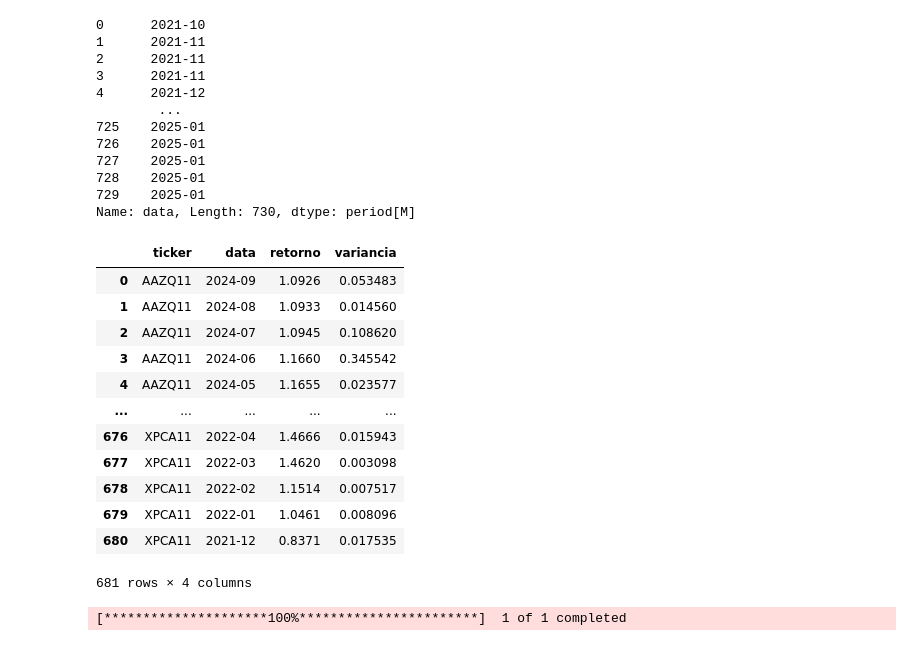
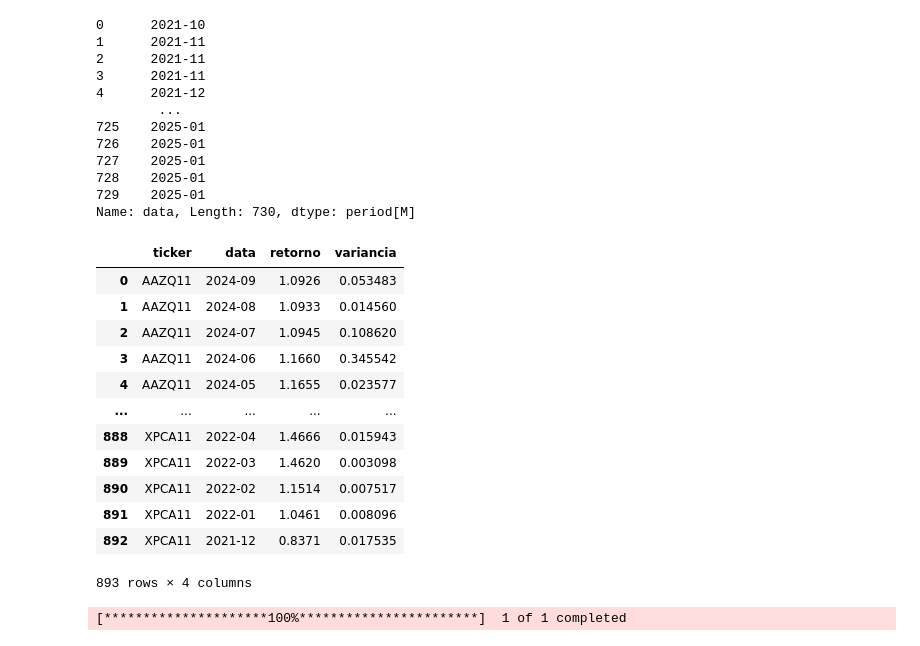
Before and after one commit to ErikMaia/tcc, a Jupyter notebook: src/analisys.ipynb, the cells around one changed output. Drawn from its saved outputs; the diff is of its cells as text; code cells hidden in the pictures.

```diff
--- a/src/analisys.ipynb
+++ b/src/analisys.ipynb
@@ -201,6 +201,7 @@ rotulo = pd.DataFrame()
 # mensal['Data da Informação sobre detalhamento do número de cotistas¹']
 mensal['Data'] = pd.to_datetime(mensal['Data da Informação sobre detalhamento do número de cotistas¹'],dayfirst=True,errors='coerce')
 mensal.drop(columns=['Data da Informação sobre detalhamento do número de cotistas¹'])
-mensal['Ano_Quarter'] = mensal['Data'].dt.year.astype(str) + '-' + mensal['Data'].dt.quarter.astype(str)
+mensal['Ano_Quarter'] = mensal['Data'].dt.strftime('%Y') + '-' + mensal['Data'].dt.quarter.astype(str)
+mensal['Ano_Quarter'] = mensal['Ano_Quarter'].str[:-2]
 mensal['Ano_Quarter']
 # %% [output]
@@ -296,22 +312,22 @@ var['data']
 729    2025-01
 Name: data, Length: 730, dtype: period[M]
 # %%
-rotulo = pd.merge(rotulo,var,on=['ticker','data'])
+rotulo = pd.merge(rotulo,var,'left',on=['ticker','data'])
 rotulo
 # %% [output]
 |  | ticker | data | retorno | variancia |
 | 0 | AAZQ11 | 2024-09 | 1.0926 | 0.053483 |
 | 1 | AAZQ11 | 2024-08 | 1.0933 | 0.014560 |
 | 2 | AAZQ11 | 2024-07 | 1.0945 | 0.108620 |
 | 3 | AAZQ11 | 2024-06 | 1.1660 | 0.345542 |
 | 4 | AAZQ11 | 2024-05 | 1.1655 | 0.023577 |
 | ... | ... | ... | ... | ... |
-| 676 | XPCA11 | 2022-04 | 1.4666 | 0.015943 |
-| 677 | XPCA11 | 2022-03 | 1.4620 | 0.003098 |
-| 678 | XPCA11 | 2022-02 | 1.1514 | 0.007517 |
-| 679 | XPCA11 | 2022-01 | 1.0461 | 0.008096 |
-| 680 | XPCA11 | 2021-12 | 0.8371 | 0.017535 |
+| 888 | XPCA11 | 2022-04 | 1.4666 | 0.015943 |
+| 889 | XPCA11 | 2022-03 | 1.4620 | 0.003098 |
+| 890 | XPCA11 | 2022-02 | 1.1514 | 0.007517 |
+| 891 | XPCA11 | 2022-01 | 1.0461 | 0.008096 |
+| 892 | XPCA11 | 2021-12 | 0.8371 | 0.017535 |
-681 rows × 4 columns
+893 rows × 4 columns
 # %%
 indice = yf.download(['XFIX11.SA'], start='2019-1-1',multi_level_index=False)['Open']
 indice = indice.reset_index()
```
Also changed, not shown: parts of 22 cells of this notebook, 1 other file.
